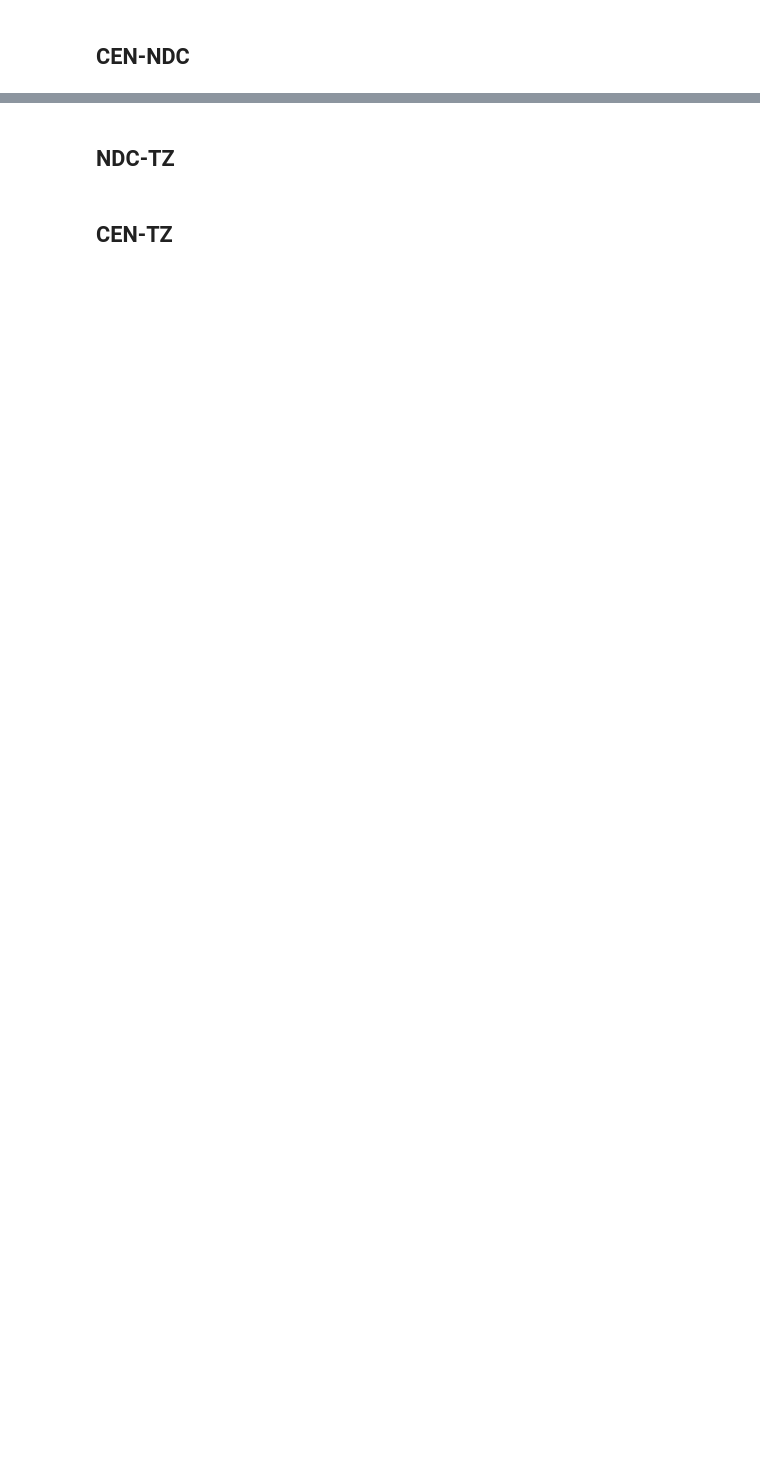
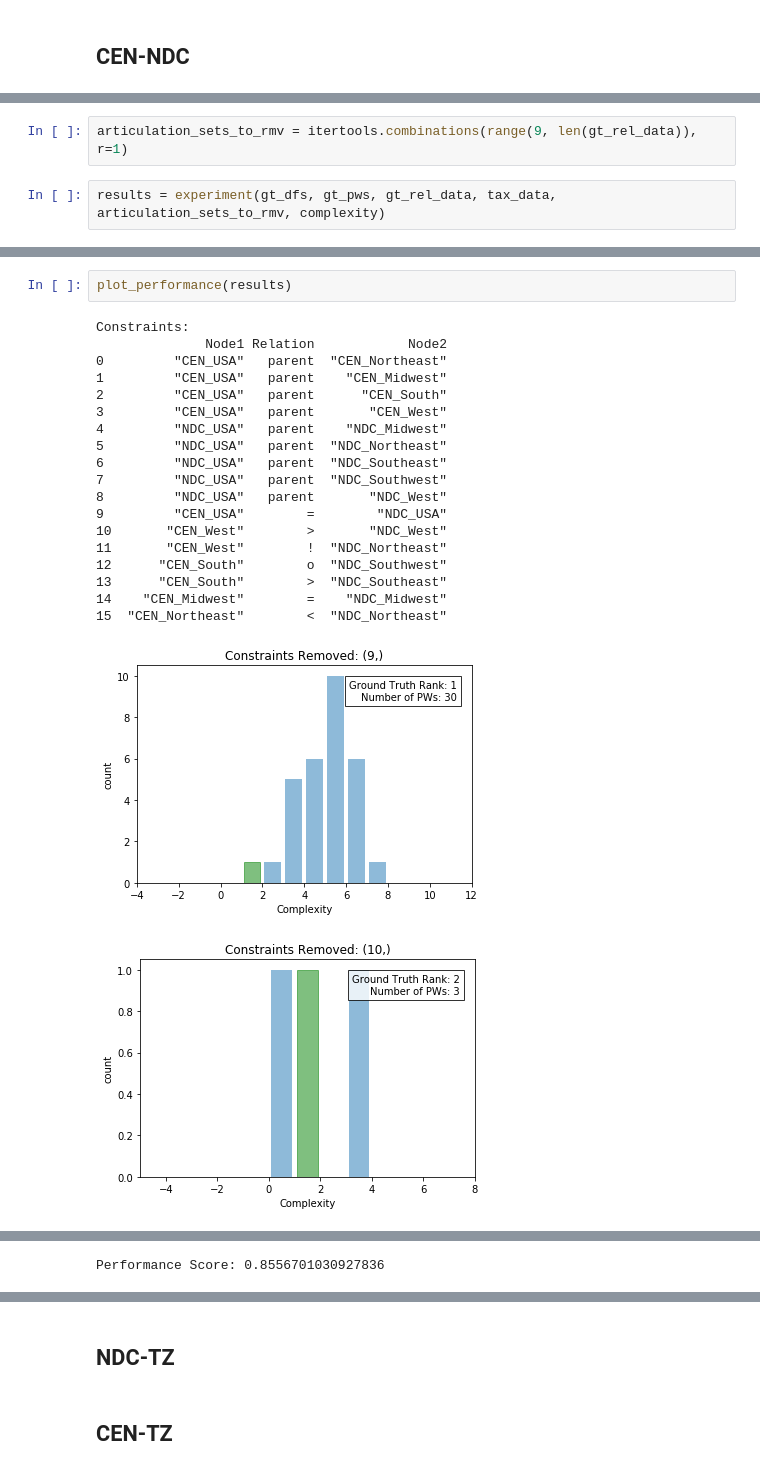
Before and after one commit to idaks/LeanEuler, a Jupyter notebook: PWE-Euler Examples for Paper.ipynb, the cells around one changed output, grey strips where cells are left out. Saved outputs shown, nothing was run; the diff lists cells and outputs as text; blank space fills up the shorter version.

```diff
--- a/PWE-Euler Examples for Paper.ipynb
+++ b/PWE-Euler Examples for Paper.ipynb
@@ -25,0 +326,4 @@ import PW_explorer as pwe
+# %%
+articulation_sets_to_rmv = itertools.combinations(range(9, len(gt_rel_data)), r=1)
+# %%
+results = experiment(gt_dfs, gt_pws, gt_rel_data, tax_data, articulation_sets_to_rmv, complexity)
@@ -25,0 +345,23 @@ import PW_explorer as pwe
+# %%
+plot_performance(results)
+# %% [output]
+Constraints:
+              Node1 Relation            Node2
+0         "CEN_USA"   parent  "CEN_Northeast"
+1         "CEN_USA"   parent    "CEN_Midwest"
+2         "CEN_USA"   parent      "CEN_South"
+3         "CEN_USA"   parent       "CEN_West"
+4         "NDC_USA"   parent    "NDC_Midwest"
+5         "NDC_USA"   parent  "NDC_Northeast"
+6         "NDC_USA"   parent  "NDC_Southeast"
+7         "NDC_USA"   parent  "NDC_Southwest"
+8         "NDC_USA"   parent       "NDC_West"
+9         "CEN_USA"        =        "NDC_USA"
+10       "CEN_West"        >       "NDC_West"
+11       "CEN_West"        !  "NDC_Northeast"
+12      "CEN_South"        o  "NDC_Southwest"
+13      "CEN_South"        >  "NDC_Southeast"
+14    "CEN_Midwest"        =    "NDC_Midwest"
+15  "CEN_Northeast"        <  "NDC_Northeast"
+[figure, added]
+[figure, added]
@@ -25,0 +373 @@ import PW_explorer as pwe
+Performance Score: 0.8556701030927836
```
Also changed, not shown: parts of 33 cells of this notebook.
